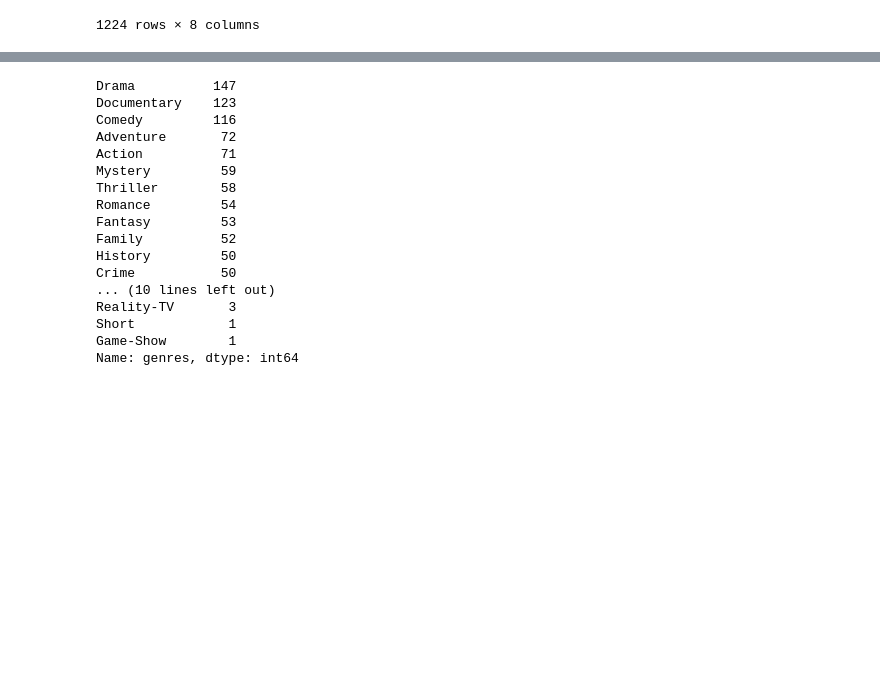
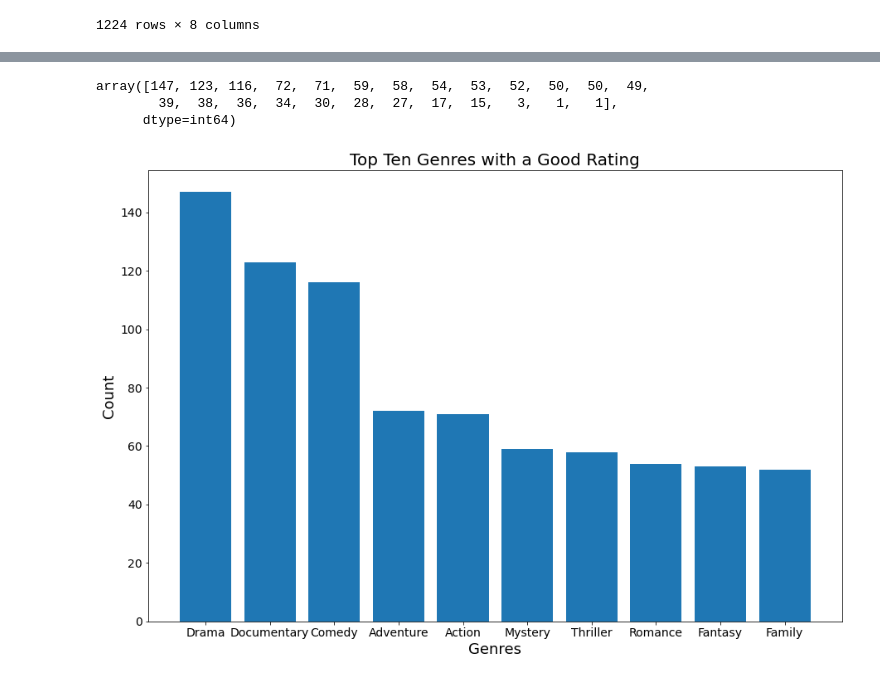
Before and after one commit to ZeejahWaseem/Capstone_Project, a Jupyter notebook: Notebooks/Rome_Folder/Rome.ipynb, the cells around one changed output, grey strips where cells are left out. Drawn from its saved outputs; the diff is of its cells as text; code cells hidden in the pictures; blank space fills up the shorter version.

Commit message:
changed with the avg ratings

```diff
--- a/Notebooks/Rome_Folder/Rome.ipynb
+++ b/Notebooks/Rome_Folder/Rome.ipynb
@@ -182,7 +182,8 @@ joined_tables_df.head(25)
 # %%
 joined_tables_df['genres'] = joined_tables_df['genres'].str.split(",") # split the genres and added a space in order to use the explode function
 # %%
-genres_split_df=joined_tables_df.explode('genres') # used explode fucntion to seperate movies based on genres
+
+# used explode fucntion to seperate movies based on genres
 # %%
 genres_split_df # the seperation was loaded into this dataframe
 # %% [output]
@@ -202,20 +223,21 @@ genres_split_df # the seperation was loaded into this dataframe
 # %%
-genres_split_df['genres'].value_counts()
+genre_keys=genres_split_df['genres'].value_counts().keys()
-# %% [output]
-Drama          147
-Documentary    123
-Comedy         116
-Adventure       72
-Action          71
-Mystery         59
-Thriller        58
-Romance         54
-Fantasy         53
-Family          52
-History         50
-Crime           50
-... (10 lines left out)
-Reality-TV       3
-Short            1
-Game-Show        1
-Name: genres, dtype: int64
+# %%
+genre_values=genres_split_df['genres'].value_counts().values
+# %%
+genre_values
+# %% [output]
+array([147, 123, 116,  72,  71,  59,  58,  54,  53,  52,  50,  50,  49,
+        39,  38,  36,  34,  30,  28,  27,  17,  15,   3,   1,   1],
+      dtype=int64)
+# %%
+
+fig, ax = plt.subplots(figsize= (15,10) )
+ax.bar(genre_keys[:10],genre_values[:10]) #the [:10] is to see the top ten genres in the dataset
+ax.set_title('Top Ten Genres with a Good Rating', fontsize= 20)
+ax.set_xlabel('Genres',fontsize= 18)
+ax.set_ylabel('Count',fontsize= 18)
+ax.tick_params(axis='x', which='both', labelsize=14)
+ax.tick_params(axis='y', which='both', labelsize=14)
+# %% [output]
+[figure, added]
```
Also changed, not shown: parts of 18 cells of this notebook.
